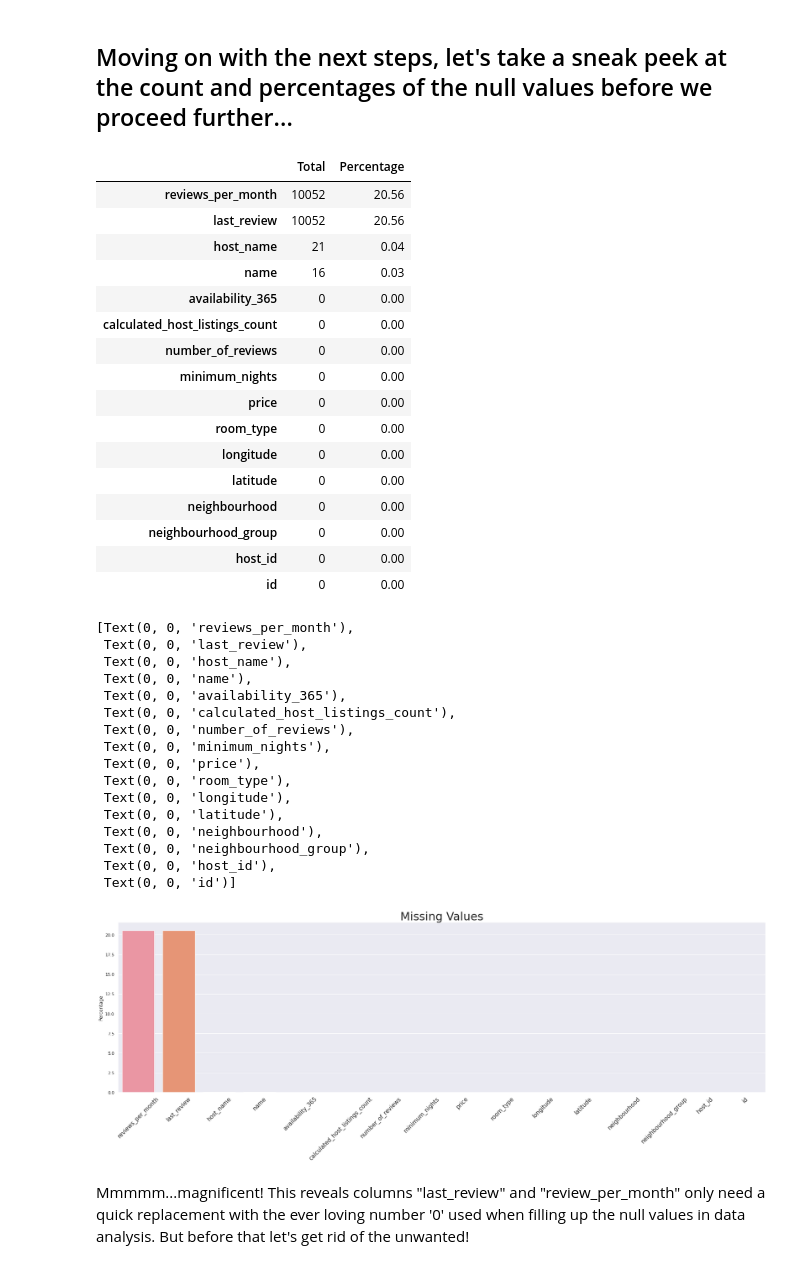
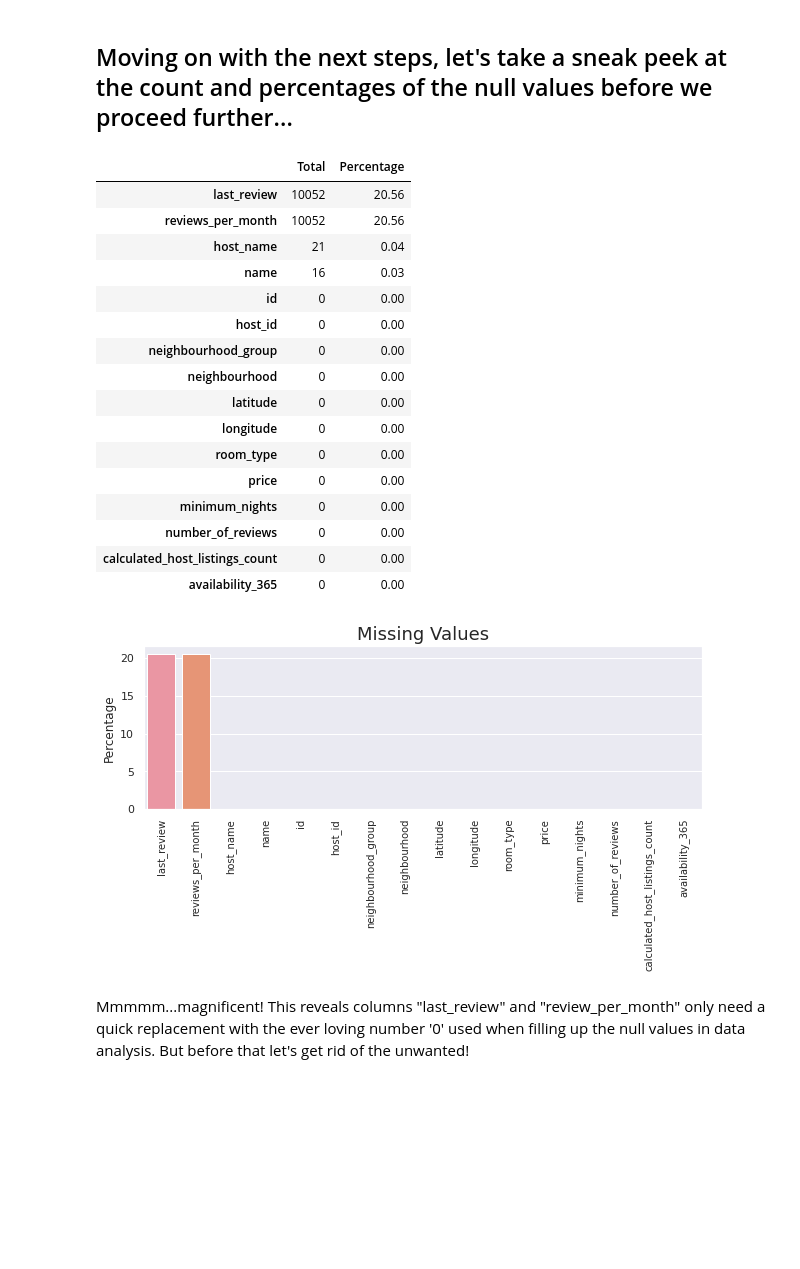
Before and after one commit to toupasana/Exploratory-Data-Analysis, a Jupyter notebook: Airbnb_Bookings_Analysis_Capstone_Project.ipynb, the cells around one changed output. Drawn from its saved outputs; the diff is of its cells as text; code cells hidden in the pictures; blank space fills up the shorter version.

```diff
--- a/Airbnb_Bookings_Analysis_Capstone_Project.ipynb
+++ b/Airbnb_Bookings_Analysis_Capstone_Project.ipynb
@@ -43,3 +40,3 @@ Mounted at /content/drive
 # %%
 #Supply the energy
-airbnb_df = pd.read_csv('/content/drive/MyDrive/Colab Notebooks/Capstone Projects/AirBnB Booking Analysis/Airbnb NYC 2019.csv')
+airbnb_df = pd.read_csv('/content/drive/MyDrive/Capstone Project/Airbnb NYC 2019.csv')
@@ -127,49 +127,34 @@ lost_souls = pd.concat([tot_missing, percent_missing], axis=1, keys=['Total', 'P
 lost_souls.head(20)
 # %% [output]
 |  | Total | Percentage |
+| last_review | 10052 | 20.56 |
 | reviews_per_month | 10052 | 20.56 |
-| last_review | 10052 | 20.56 |
 | host_name | 21 | 0.04 |
 | name | 16 | 0.03 |
+| id | 0 | 0.00 |
+| host_id | 0 | 0.00 |
+| neighbourhood_group | 0 | 0.00 |
+| neighbourhood | 0 | 0.00 |
+| latitude | 0 | 0.00 |
+| longitude | 0 | 0.00 |
+| room_type | 0 | 0.00 |
+| price | 0 | 0.00 |
+| minimum_nights | 0 | 0.00 |
+| number_of_reviews | 0 | 0.00 |
+| calculated_host_listings_count | 0 | 0.00 |
 | availability_365 | 0 | 0.00 |
-| calculated_host_listings_count | 0 | 0.00 |
-| number_of_reviews | 0 | 0.00 |
-| minimum_nights | 0 | 0.00 |
-| price | 0 | 0.00 |
-| room_type | 0 | 0.00 |
-| longitude | 0 | 0.00 |
-| latitude | 0 | 0.00 |
-| neighbourhood | 0 | 0.00 |
-| neighbourhood_group | 0 | 0.00 |
-| host_id | 0 | 0.00 |
-| id | 0 | 0.00 |
 # %%
 #Visualize the numbers
-sns.set_theme(style="whitegrid")
-sns.set(rc={'figure.figsize':(30.7,8.27)})
+sns.set_theme(style="darkgrid")
+sns.set(rc={'figure.figsize':(10,3)})
 
 vis_missing = sns.barplot(x=lost_souls.index, y='Percentage', data=lost_souls)
 
-vis_missing.set_title('Missing Values', fontsize = 30)
-vis_missing.set_xticklabels(vis_missing.get_xmajorticklabels(), fontsize = 15, rotation=45)
+vis_missing.set_title('Missing Values', fontsize = 18)
+vis_missing.set_xticklabels(vis_missing.get_xmajorticklabels(), fontsize =10, rotation=90)
+plt.show()
 # %% [output]
-[Text(0, 0, 'reviews_per_month'),
- Text(0, 0, 'last_review'),
- Text(0, 0, 'host_name'),
- Text(0, 0, 'name'),
- Text(0, 0, 'availability_365'),
- Text(0, 0, 'calculated_host_listings_count'),
- Text(0, 0, 'number_of_reviews'),
- Text(0, 0, 'minimum_nights'),
- Text(0, 0, 'price'),
- Text(0, 0, 'room_type'),
- Text(0, 0, 'longitude'),
- Text(0, 0, 'latitude'),
- Text(0, 0, 'neighbourhood'),
- Text(0, 0, 'neighbourhood_group'),
- Text(0, 0, 'host_id'),
- Text(0, 0, 'id')]
-[figure, old version]
+[figure, new version]
 # %% [markdown]
 Mmmmm...magnificent! This reveals columns "last_review" and "review_per_month" only need a quick replacement with the ever loving number '0' used when filling up the null values in data analysis. But before that let's get rid of the unwanted!
 # %% [markdown]
```
Also changed, not shown: parts of 74 cells of this notebook.
